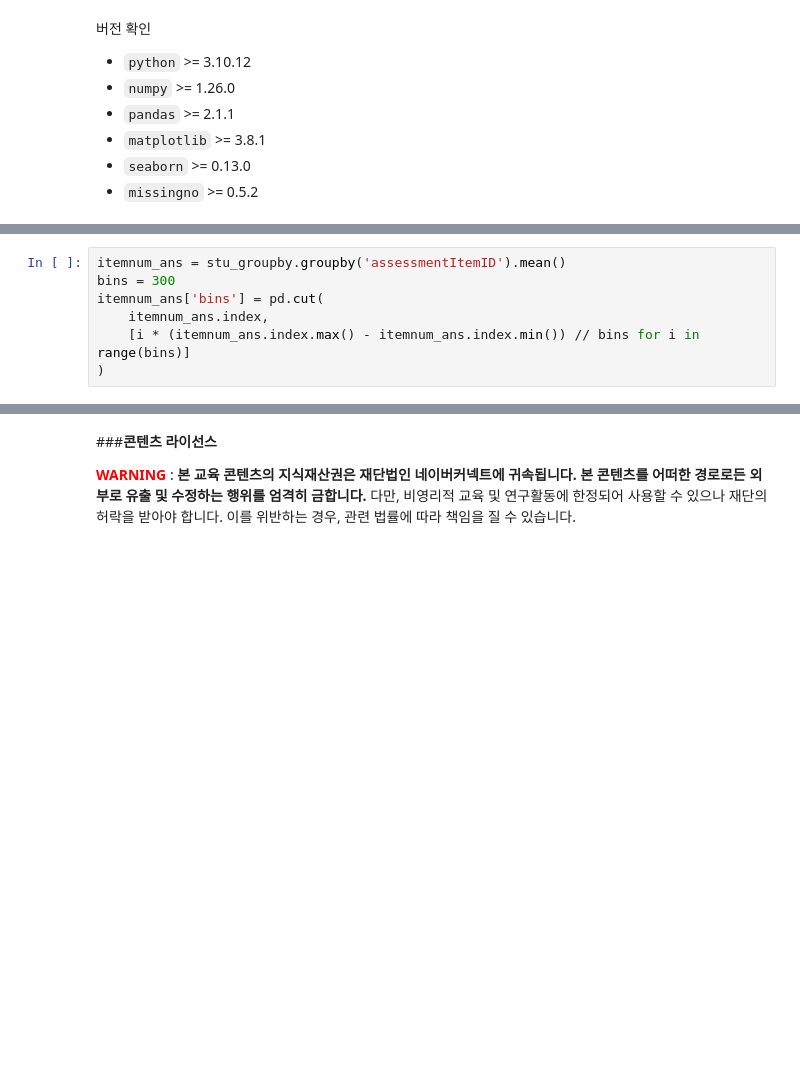
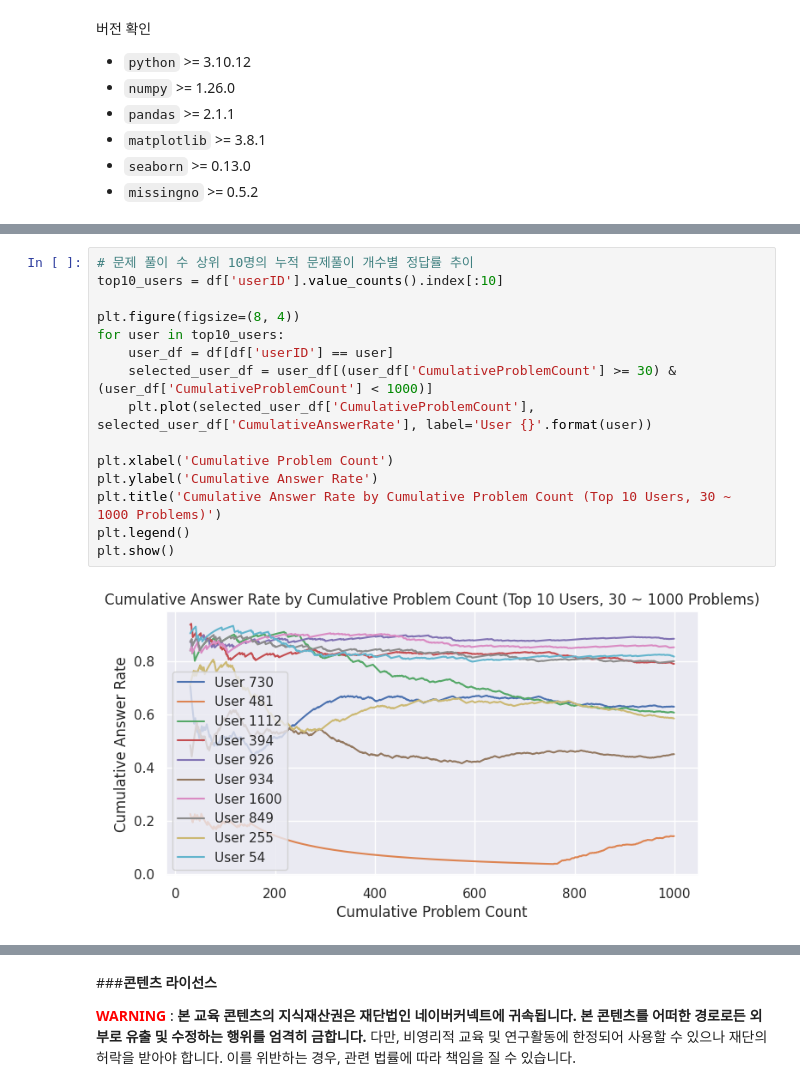
Before and after one commit to boostcampaitech6/level2-dkt-recsys-06, a Jupyter notebook: code/DKT_EDA.ipynb, the cells around one changed output, grey strips where cells are left out. Saved outputs shown, nothing was run; the diff lists cells and outputs as text; blank space fills up the shorter version.

```diff
--- a/code/DKT_EDA.ipynb
+++ b/code/DKT_EDA.ipynb
@@ -196,7 +209,17 @@ Text(0, 0.5, 'Answer Rate')
 # %%
-itemnum_ans = stu_groupby.groupby('assessmentItemID').mean()
-bins = 300
-itemnum_ans['bins'] = pd.cut(
-    itemnum_ans.index,
-    [i * (itemnum_ans.index.max() - itemnum_ans.index.min()) // bins for i in range(bins)]
-)
+# 문제 풀이 수 상위 10명의 누적 문제풀이 개수별 정답률 추이
+top10_users = df['userID'].value_counts().index[:10]
+
+plt.figure(figsize=(8, 4))
+for user in top10_users:
+    user_df = df[df['userID'] == user]
+    selected_user_df = user_df[(user_df['CumulativeProblemCount'] >= 30) & (user_df['CumulativeProblemCount'] < 1000)]
+    plt.plot(selected_user_df['CumulativeProblemCount'], selected_user_df['CumulativeAnswerRate'], label='User {}'.format(user))
+
+plt.xlabel('Cumulative Problem Count')
+plt.ylabel('Cumulative Answer Rate')
+plt.title('Cumulative Answer Rate by Cumulative Problem Count (Top 10 Users, 30 ~ 1000 Problems)')
+plt.legend()
+plt.show()
+# %% [output]
+[figure, added]
```
Also changed, not shown: parts of 18 cells of this notebook.
